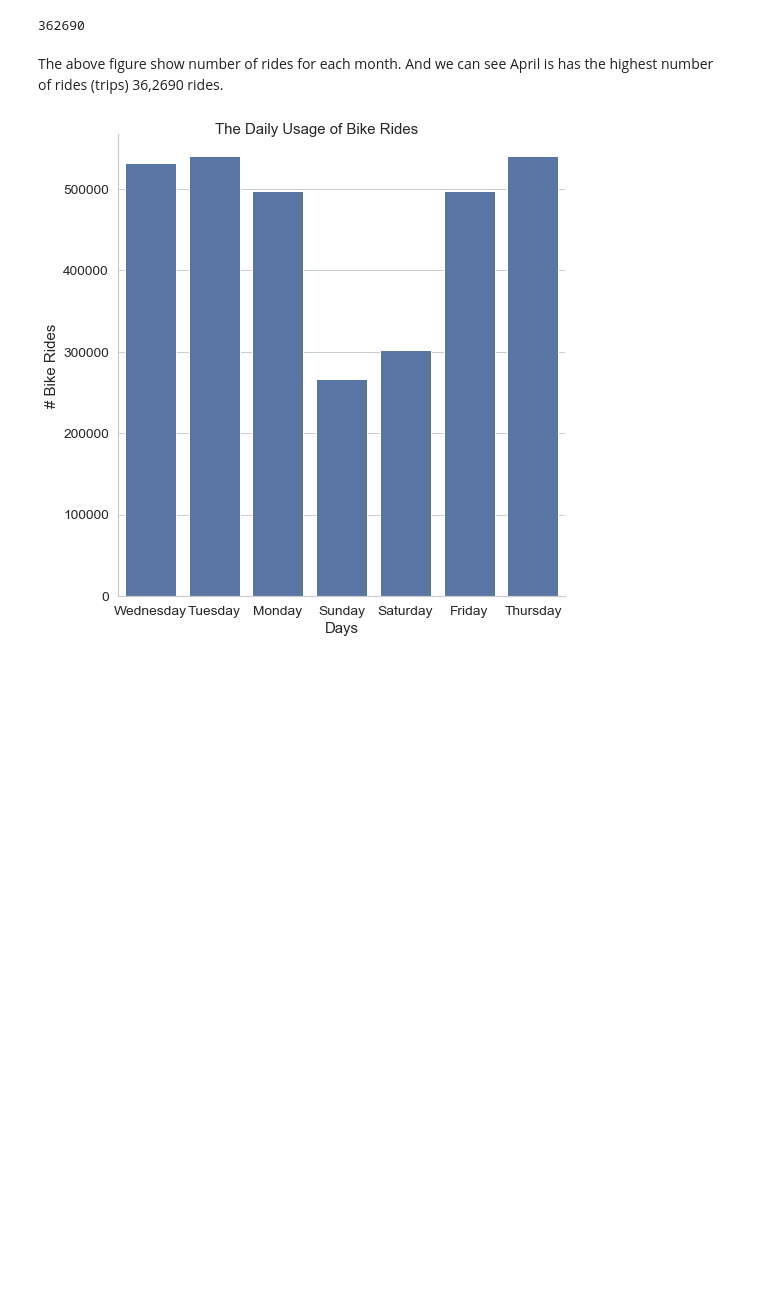
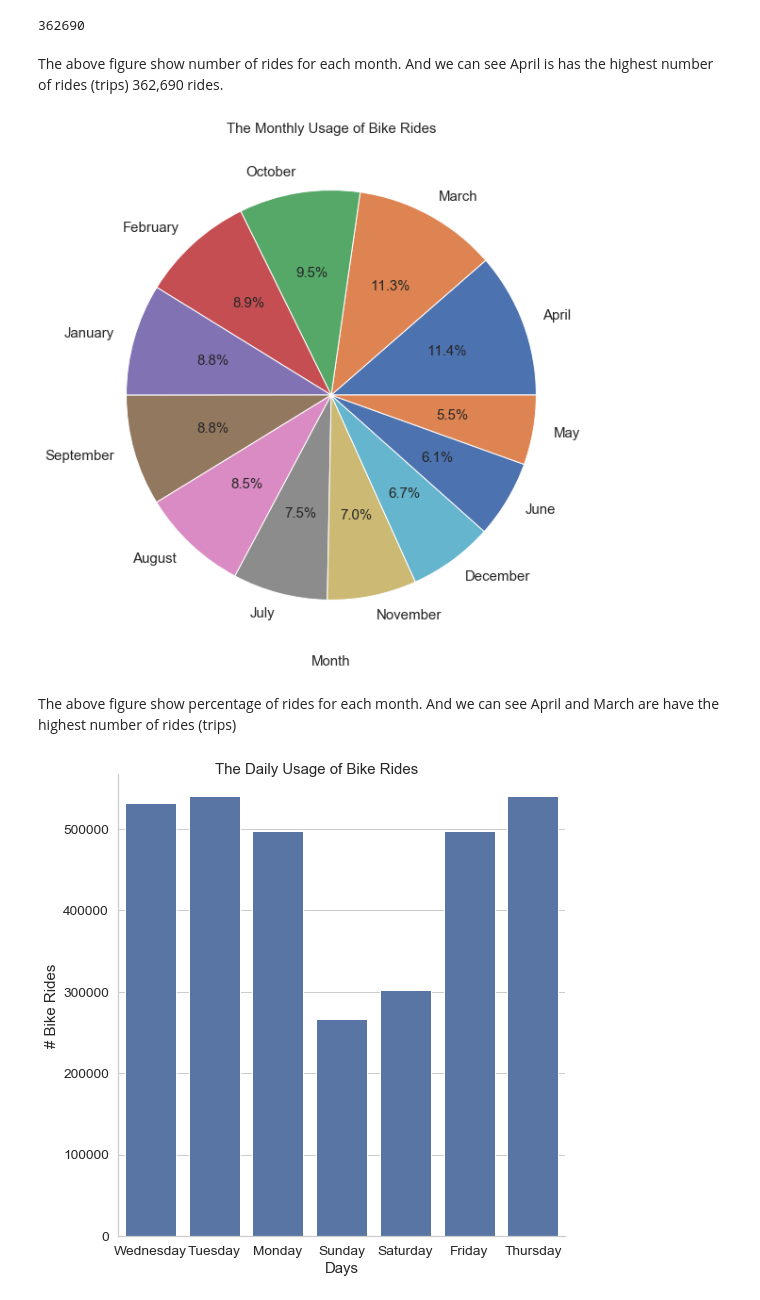
Before and after one commit to Alyahya-A/communicate-data-findings, a Jupyter notebook: communicate-data-findings-exploration.ipynb, the cells around one changed output. Saved outputs shown, nothing was run; the diff lists cells and outputs as text; code cells hidden in the pictures; blank space fills up the shorter version.

```diff
--- a/communicate-data-findings-exploration.ipynb
+++ b/communicate-data-findings-exploration.ipynb
@@ -507,7 +509,18 @@ df[df.start_time_month == 'April'].count()[0]
 # %% [output]
 362690
 # %% [markdown]
-The above figure show number of rides for each month. And we can see April is has the highest number of rides (trips) 36,2690 rides.
+The above figure show number of rides for each month. And we can see April is has the highest number of rides (trips) 362,690 rides.
+# %%
+df.start_time_month.value_counts().plot(kind='pie', figsize=(10,10),fontsize =15, autopct='%1.1f%%')
+
+ax = plt.gca()
+ax.set_ylabel('')
+ax.set_xlabel('Month')
+ax.set_title("The Monthly Usage of Bike Rides", fontsize=15);
+# %% [output]
+[figure, added]
+# %% [markdown]
+The above figure show percentage of rides for each month. And we can see April and March are have the highest number of rides (trips)
 # %%
 lm  = sns.catplot(data=df, x='start_time_day', kind='count', color = base_color, height = 7.5)
 lm.set_axis_labels("Days", "# Bike Rides")
```
Also changed, not shown: parts of 17 cells of this notebook.
